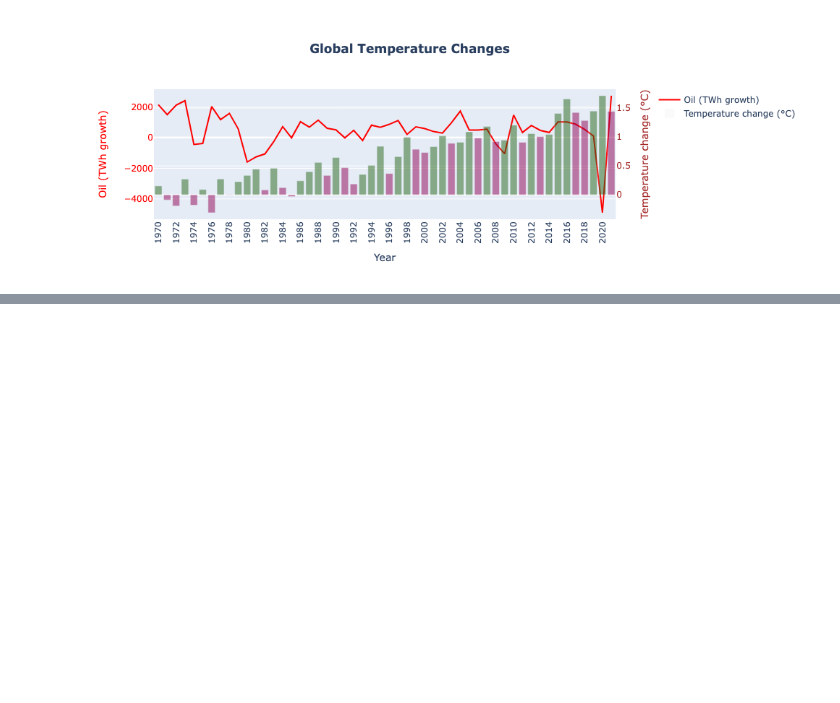
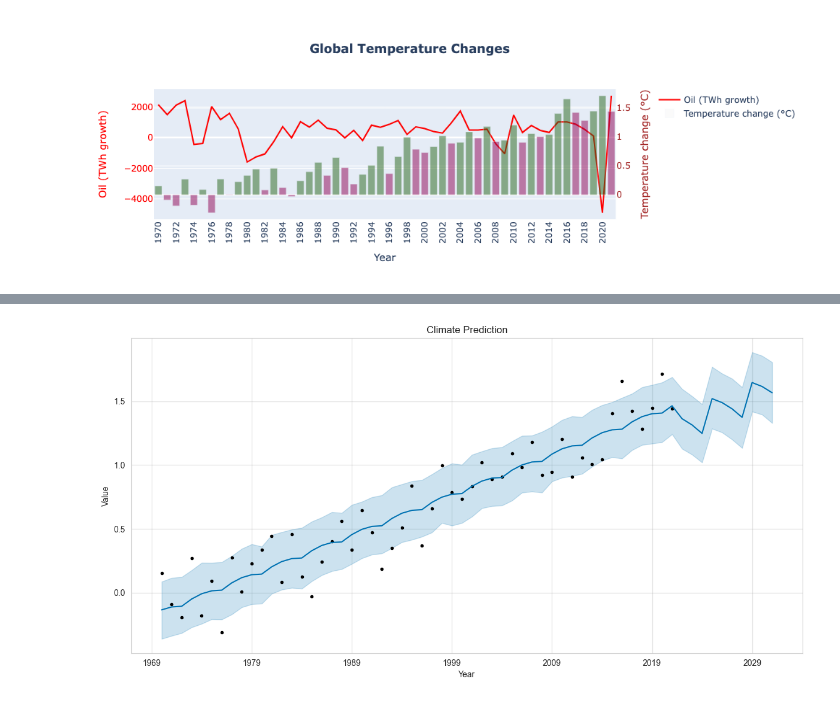
Before and after one commit to cchuang2009/2022-1, a Jupyter notebook: 2024/WorldTemperatureChange.ipynb, the cells around one changed output, grey strips where cells are left out. Drawn from its saved outputs; the diff is of its cells as text; code cells hidden in the pictures; blank space fills up the shorter version.

```diff
--- a/2024/WorldTemperatureChange.ipynb
+++ b/2024/WorldTemperatureChange.ipynb
@@ -286,0 +380,28 @@ fig.show()
+# %%
+
+
+# Prepare the data for Prophet
+df_p.columns = ['ds', 'y']
+df_p['ds'] = pd.to_datetime(df_p['ds'], format='%Y')
+
+# Create the Prophet model
+model = Prophet()
+
+# Add extra regressors (if needed)
+# model.add_regressor('my_regressor')
+
+# Fit the model
+model.fit(df_p)
+
+# Make annual predictions for the next 10 years
+future = model.make_future_dataframe(periods=10, freq='Y')
+forecast = model.predict(future)
+
+# Plot the forecast
+fig, ax = plt.subplots(figsize=(12, 6))
+model.plot(forecast, ax=ax)
+ax.set_title('Climate Prediction')
+ax.set_xlabel('Year')
+ax.set_ylabel('Value')
+plt.show()
+# %% [output]
@@ -286,0 +410 @@ fig.show()
+[figure, added]
```
Also changed, not shown: parts of 14 cells of this notebook, 1 other file.
